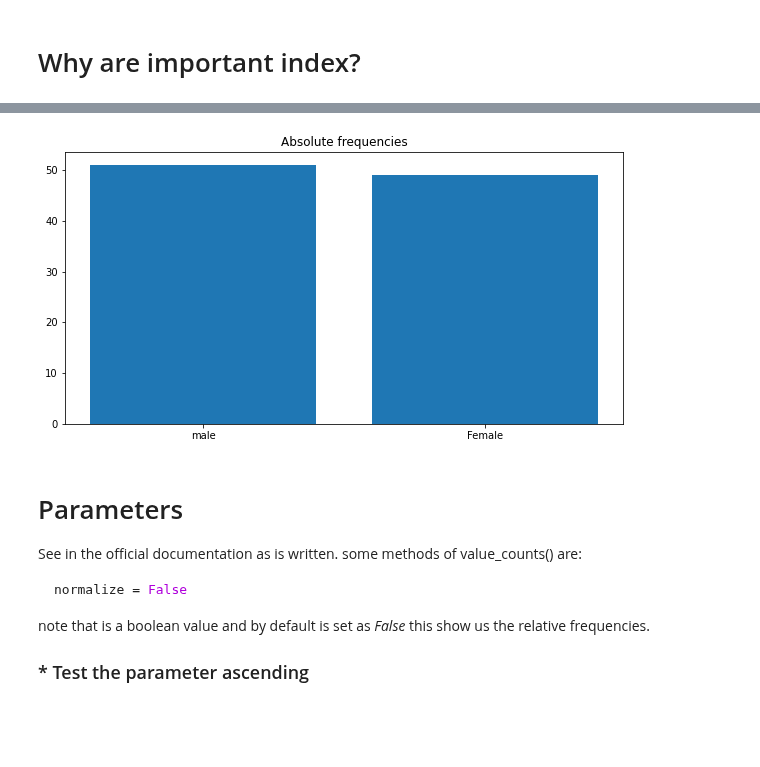
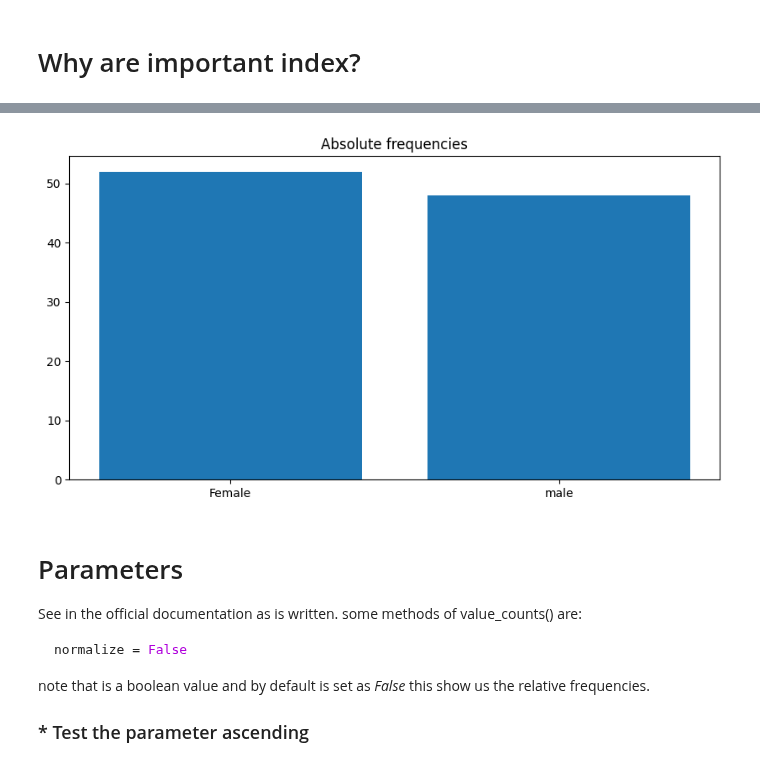
Before and after one commit to it-ces/PUBLIC-AI, a Jupyter notebook: short-labs-pandas/LaboratoryPandas(ONE).ipynb, the cells around one changed output, grey strips where cells are left out. Cells and saved outputs as stored; diff of their text form; code cells hidden in the pictures; blank space fills up the shorter version.

```diff
--- a/short-labs-pandas/LaboratoryPandas(ONE).ipynb
+++ b/short-labs-pandas/LaboratoryPandas(ONE).ipynb
@@ -94,10 +104,10 @@ feq
 # %%
 fig, ax = plt.subplots(figsize=(10,5))
-plt.bar(feq['index'], feq['var2'])
+plt.bar(feq['var2'], feq['count'])
 ax.set_title('Absolute frequencies')
 plt.show()
 # %% [output]
-[figure, old version]
+[figure, new version]
 # %% [markdown]
 # Parameters
 See in the official documentation as is written.
```
Also changed, not shown: parts of 13 cells of this notebook.
